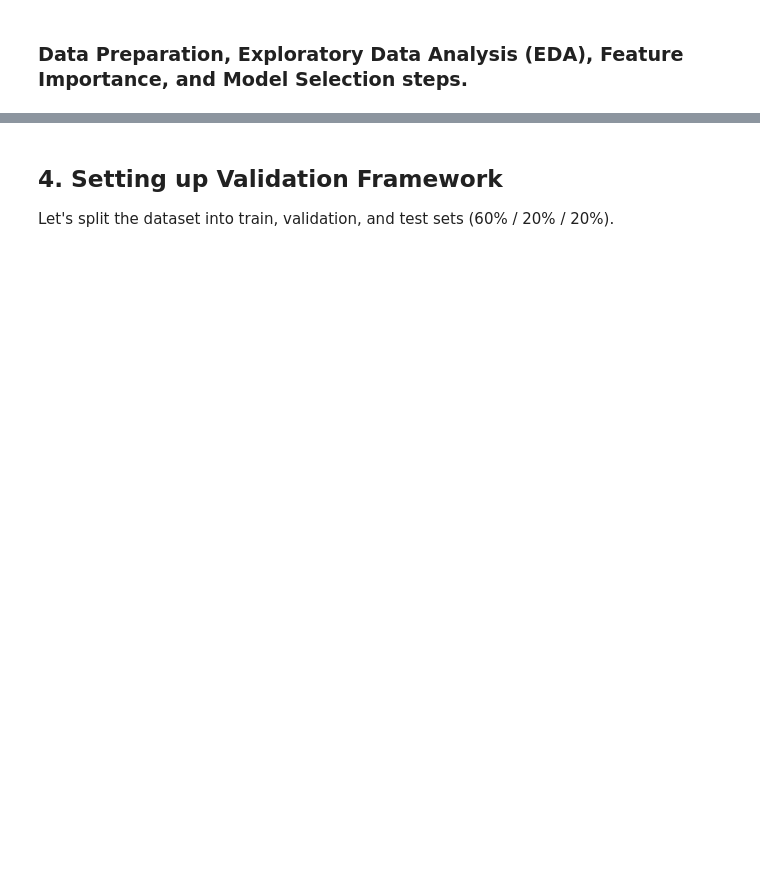
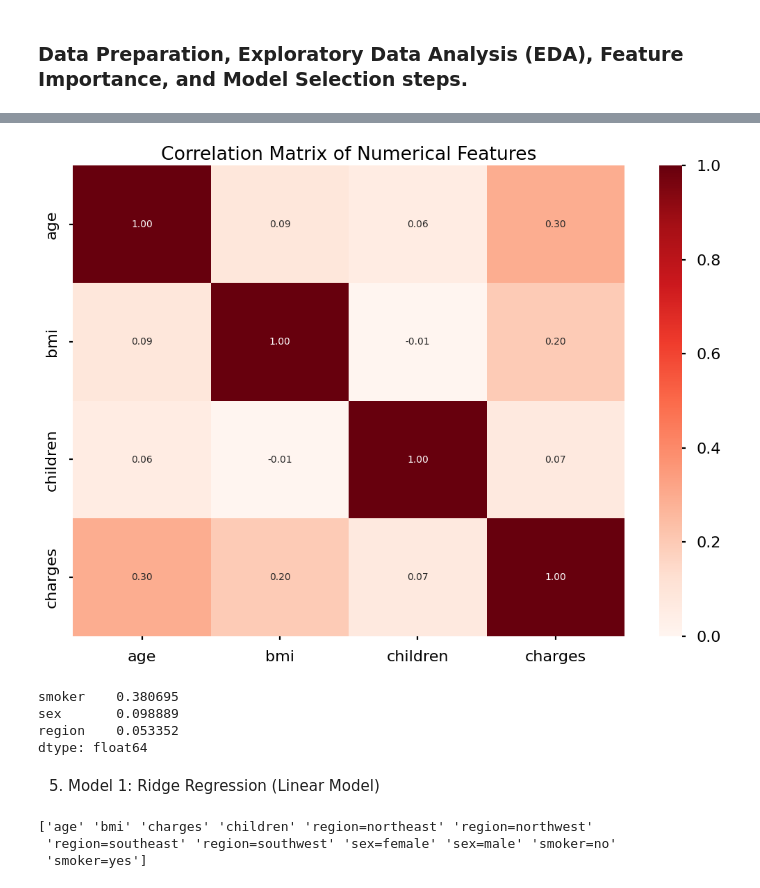
Before and after one commit to JonasMnsing/medical-cost-predictor, a Jupyter notebook: notebook.ipynb, the cells around one changed output, grey strips where cells are left out. Drawn from its saved outputs; the diff is of its cells as text; code cells hidden in the pictures; blank space fills up the shorter version.

```diff
--- a/notebook.ipynb
+++ b/notebook.ipynb
@@ -72 +136,21 @@ plt.show()
+# %%
+# 1. First split: Pull out the 20% test set, stratifying on 'smoker'
+df_full_train, df_test = train_test_split(
+    df, test_size=0.2, random_state=1, stratify=df['smoker']
+)
+
+# 2. Second split: Split the remaining 80% into train (60%) and validation (20%), stratifying again
+df_train, df_val = train_test_split(
+    df_full_train, test_size=0.25, random_state=1, stratify=df_full_train['smoker']
+)
+
+# 3. Reset indices
+df_train = df_train.reset_index(drop=True)
+df_val = df_val.reset_index(drop=True)
+df_test = df_test.reset_index(drop=True)
+
+# 4. Extract and transform target variables
+y_train = np.log1p(df_train.charges.values)
+y_val = np.log1p(df_val.charges.values)
+y_test = np.log1p(df_test.charges.values)
 # %% [markdown]
@@ -75,11 +158,10 @@ For numerical features, we can use correlation. For categorical features, we can
 # %%
-numerical_columns = ['age', 'bmi', 'children', 'charges']
-correlation_matrix = df[numerical_columns].corr()
+numerical_columns = numerical_features + ['charges']
+correlation_matrix = df_train[numerical_columns].corr()
 
-plt.figure(figsize=(6, 4))
-sns.heatmap(correlation_matrix, annot=True, cmap='coolwarm', fmt=".2f")
-plt.title('Correlation Matrix of Numerical Features')
-plt.show()
+fig = plt.figure(dpi=100)
+ax  = fig.add_subplot()
+ax  = sns.heatmap(correlation_matrix, annot=True, cmap='Reds', fmt=".2f", vmin=0, vmax=1)
+_   = ax.set_title('Correlation Matrix of Numerical Features')
+# %% [output]
+[figure, added]
-# %% [markdown]
-## 4. Setting up Validation Framework
-Let's split the dataset into train, validation, and test sets (60% / 20% / 20%).
@@ -102,0 +168,31 @@ print(f"Train size: {len(df_train)}, Val size: {len(df_val)}, Test size: {len(df
+# %%
+cat_df = df_train[categorical_features].apply(lambda x: x.astype('category').cat.codes)
+
+def calculate_mi(series):
+    return mutual_info_regression(series.values.reshape(-1, 1), df_train['charges'])[0]
+
+mi_scores = cat_df.apply(calculate_mi)
+mi_scores.sort_values(ascending=False)
+# %% [output]
+smoker    0.380695
+sex       0.098889
+region    0.053352
+dtype: float64
+# %% [markdown]
+5. Model 1: Ridge Regression (Linear Model)
+# %%
+# Convert dataframes to dictionaries for DictVectorizer
+train_dicts = df_train.to_dict(orient='records')
+val_dicts = df_val.to_dict(orient='records')
+
+# Initialize and fit DictVectorizer
+dv = DictVectorizer(sparse=False)
+X_train = dv.fit_transform(train_dicts)
+X_val = dv.transform(val_dicts)
+
+# Check the generated features ('smoker', 'sex', and 'region' are One-Hot Encoded)
+print(dv.get_feature_names_out())
+# %% [output]
+['age' 'bmi' 'charges' 'children' 'region=northeast' 'region=northwest'
+ 'region=southeast' 'region=southwest' 'sex=female' 'sex=male' 'smoker=no'
+ 'smoker=yes']
```
Also changed, not shown: parts of 26 cells of this notebook.
